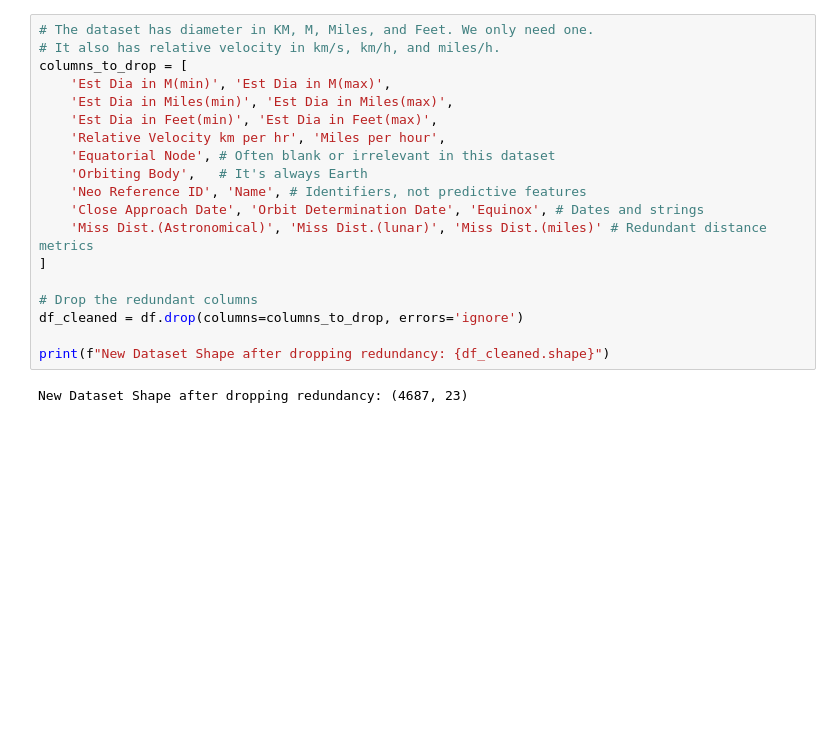
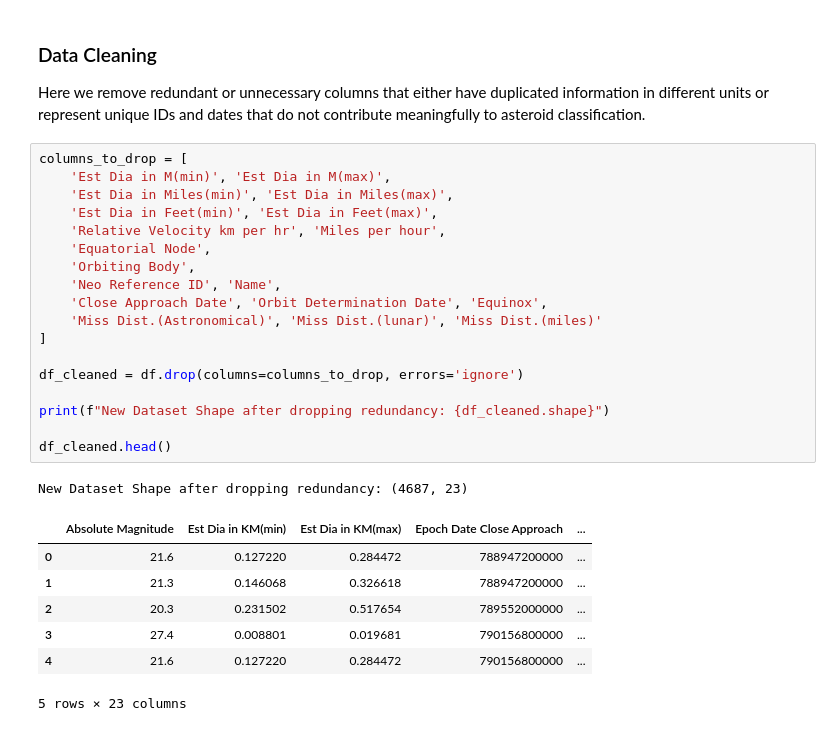
Before and after one commit to telinsert/CS4662-Asteroids-Classification, a Jupyter notebook: notebooks/EDA_and_Preprocessing.ipynb, the cells around one changed output. Drawn from its saved outputs; the diff is of its cells as text; blank space fills up the shorter version.

```diff
--- a/notebooks/EDA_and_Preprocessing.ipynb
+++ b/notebooks/EDA_and_Preprocessing.ipynb
@@ -26,21 +37,30 @@ Name: proportion, dtype: float64
+# %% [markdown]
+### Data Cleaning
+Here we remove redundant or unnecessary columns that either have duplicated information in different units or represent unique IDs and dates that do not contribute meaningfully to asteroid classification.
 # %%
-# The dataset has diameter in KM, M, Miles, and Feet. We only need one.
-# It also has relative velocity in km/s, km/h, and miles/h.
 columns_to_drop = [
     'Est Dia in M(min)', 'Est Dia in M(max)',
     'Est Dia in Miles(min)', 'Est Dia in Miles(max)',
     'Est Dia in Feet(min)', 'Est Dia in Feet(max)',
     'Relative Velocity km per hr', 'Miles per hour',
-    'Equatorial Node', # Often blank or irrelevant in this dataset
-    'Orbiting Body',   # It's always Earth
-    'Neo Reference ID', 'Name', # Identifiers, not predictive features
-    'Close Approach Date', 'Orbit Determination Date', 'Equinox', # Dates and strings
-    'Miss Dist.(Astronomical)', 'Miss Dist.(lunar)', 'Miss Dist.(miles)' # Redundant distance metrics
+    'Equatorial Node',
+    'Orbiting Body',
+    'Neo Reference ID', 'Name',
+    'Close Approach Date', 'Orbit Determination Date', 'Equinox',
+    'Miss Dist.(Astronomical)', 'Miss Dist.(lunar)', 'Miss Dist.(miles)'
 ]
 
-# Drop the redundant columns
 df_cleaned = df.drop(columns=columns_to_drop, errors='ignore')
 
 print(f"New Dataset Shape after dropping redundancy: {df_cleaned.shape}")
+
+df_cleaned.head()
 # %% [output]
 New Dataset Shape after dropping redundancy: (4687, 23)
+|  | Absolute Magnitude | Est Dia in KM(min) | Est Dia in KM(max) | Epoch Date Close Approach | ... |
+| 0 | 21.6 | 0.127220 | 0.284472 | 788947200000 | ... |
+| 1 | 21.3 | 0.146068 | 0.326618 | 788947200000 | ... |
+| 2 | 20.3 | 0.231502 | 0.517654 | 789552000000 | ... |
+| 3 | 27.4 | 0.008801 | 0.019681 | 790156800000 | ... |
+| 4 | 21.6 | 0.127220 | 0.284472 | 790156800000 | ... |
+5 rows × 23 columns
```
Also changed, not shown: parts of 15 cells of this notebook, 3 other files.
